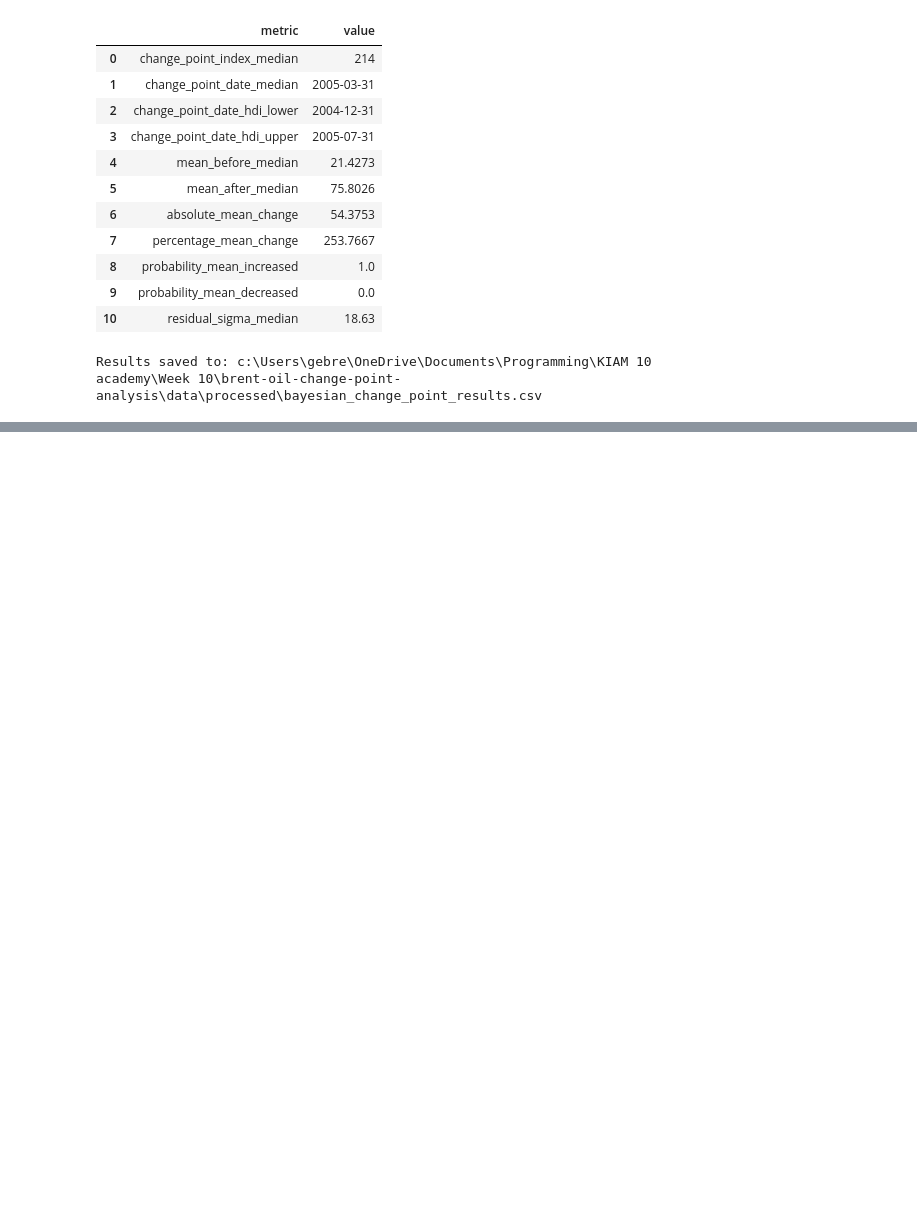
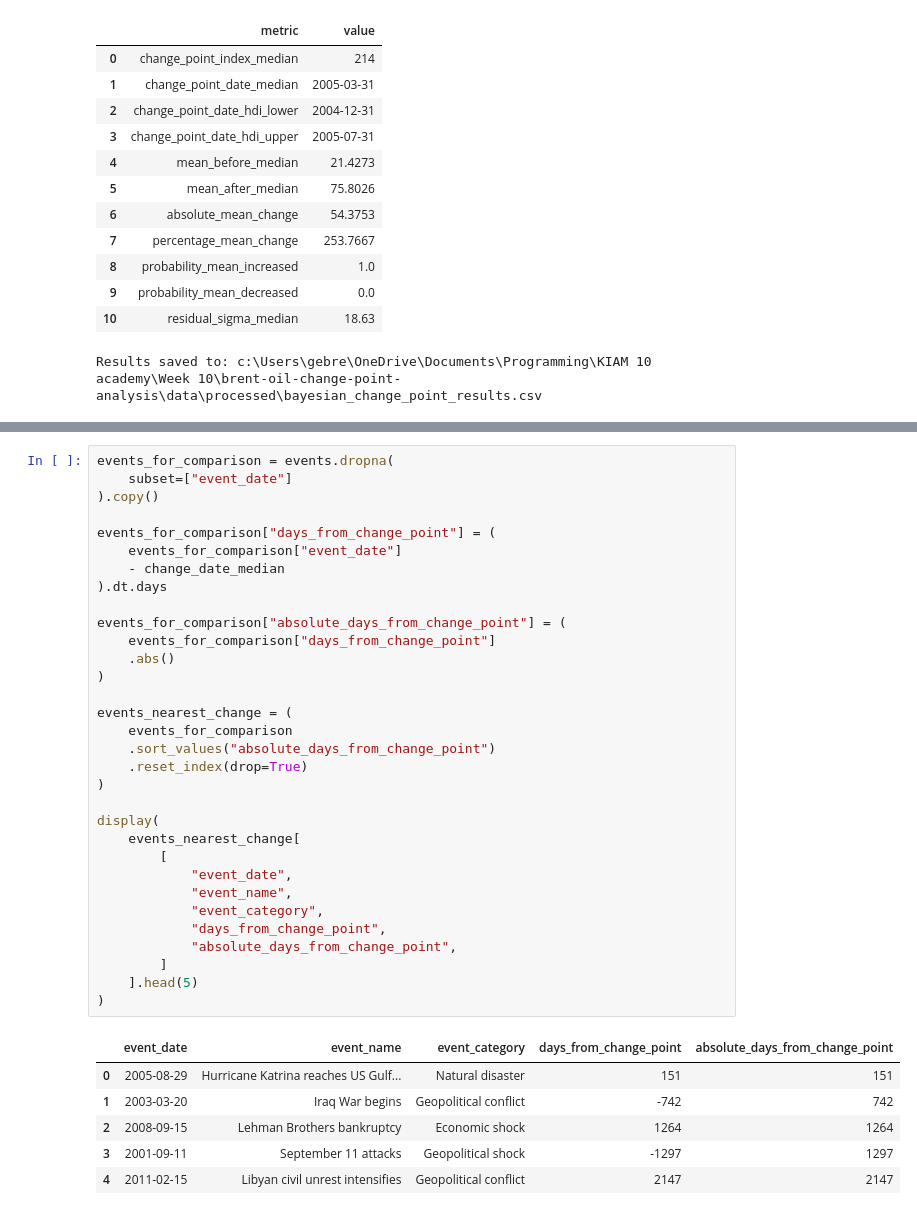
Before and after one commit to Bilen189/brent-oil-change-point-analysis, a Jupyter notebook: notebooks/task_2_change_point_modeling.ipynb, the cells around one changed output, grey strips where cells are left out. Saved outputs shown, nothing was run; the diff lists cells and outputs as text; blank space fills up the shorter version.

```diff
--- a/notebooks/task_2_change_point_modeling.ipynb
+++ b/notebooks/task_2_change_point_modeling.ipynb
@@ -1069,0 +1087,39 @@ Results saved to: c:\Users\gebre\OneDrive\Documents\Programming\KIAM 10 academy\
+# %%
+events_for_comparison = events.dropna(
+    subset=["event_date"]
+).copy()
+
+events_for_comparison["days_from_change_point"] = (
+    events_for_comparison["event_date"]
+    - change_date_median
+).dt.days
+
+events_for_comparison["absolute_days_from_change_point"] = (
+    events_for_comparison["days_from_change_point"]
+    .abs()
+)
+
+events_nearest_change = (
+    events_for_comparison
+    .sort_values("absolute_days_from_change_point")
+    .reset_index(drop=True)
+)
+
+display(
+    events_nearest_change[
+        [
+            "event_date",
+            "event_name",
+            "event_category",
+            "days_from_change_point",
+            "absolute_days_from_change_point",
+        ]
+    ].head(5)
+)
+# %% [output]
+|  | event_date | event_name | event_category | days_from_change_point | absolute_days_from_change_point |
+| 0 | 2005-08-29 | Hurricane Katrina reaches US Gulf... | Natural disaster | 151 | 151 |
+| 1 | 2003-03-20 | Iraq War begins | Geopolitical conflict | -742 | 742 |
+| 2 | 2008-09-15 | Lehman Brothers bankruptcy | Economic shock | 1264 | 1264 |
+| 3 | 2001-09-11 | September 11 attacks | Geopolitical shock | -1297 | 1297 |
+| 4 | 2011-02-15 | Libyan civil unrest intensifies | Geopolitical conflict | 2147 | 2147 |
```
Also changed, not shown: parts of 11 cells of this notebook, 3 other files.
